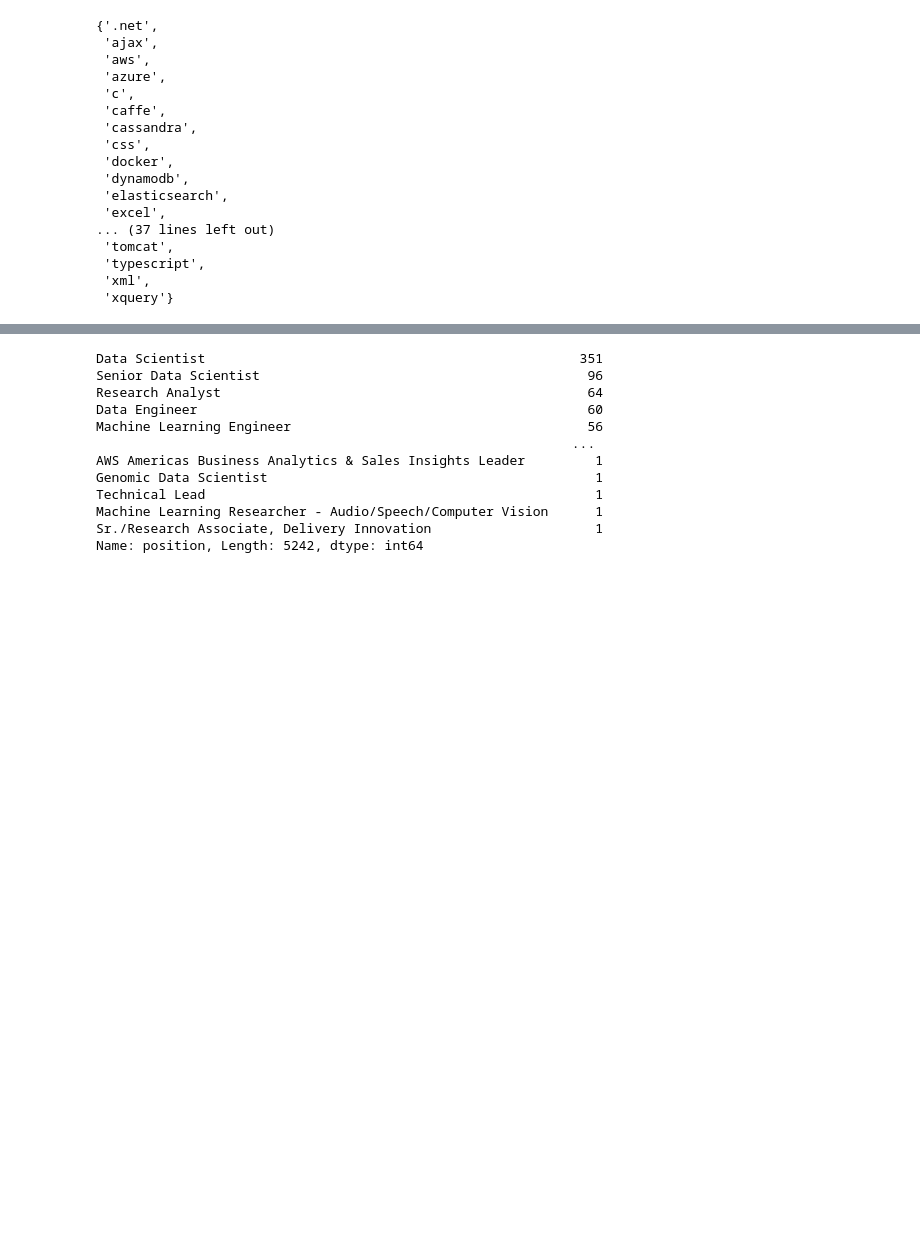
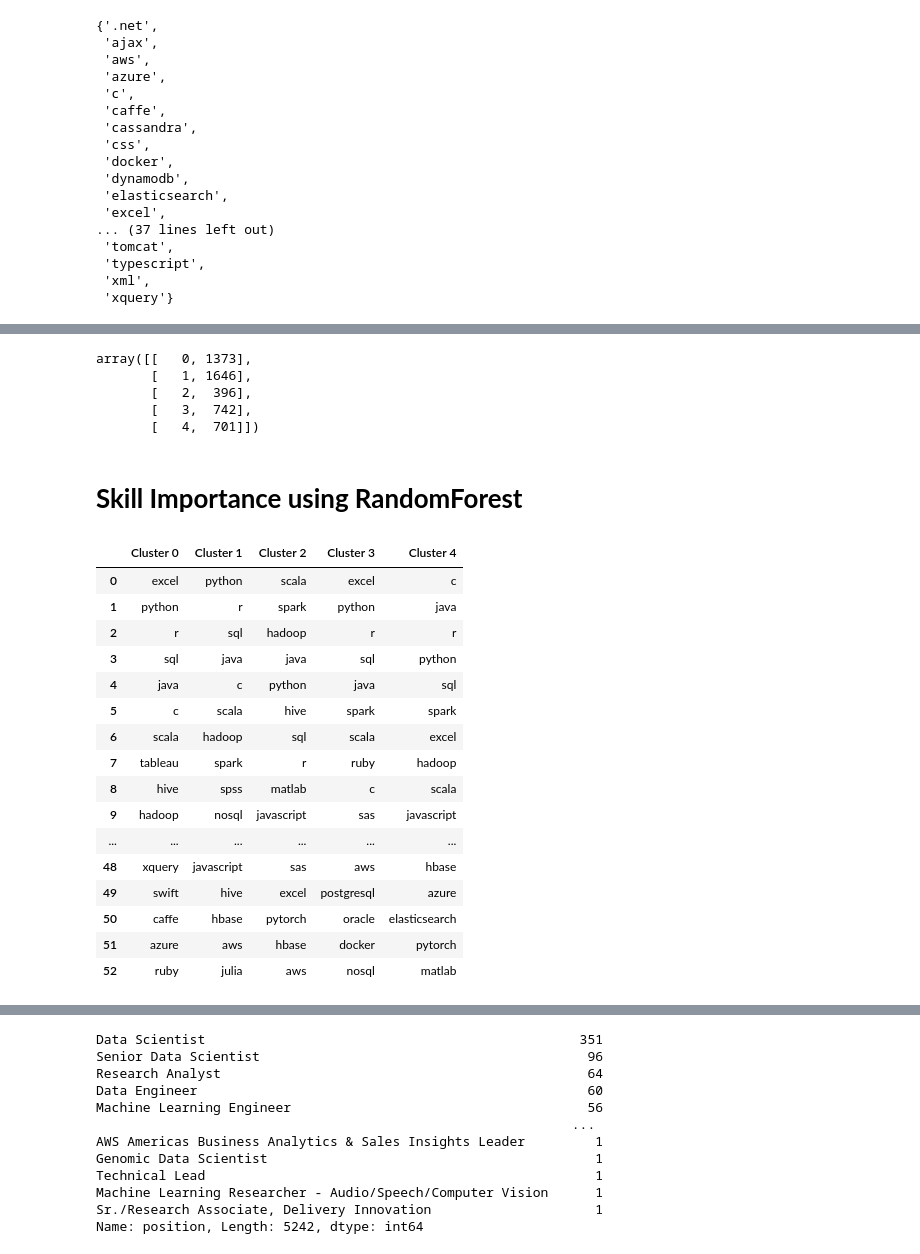
Before and after one commit to laishwaryat/G14_Project, a Jupyter notebook: G14.ipynb, the cells around one changed output, grey strips where cells are left out. Saved outputs shown, nothing was run; the diff lists cells and outputs as text; code cells hidden in the pictures; blank space fills up the shorter version.

```diff
--- a/G14.ipynb
+++ b/G14.ipynb
@@ -744,0 +566,56 @@ Name: title_join, dtype: int64
+# %%
+# Count how many items are in each cluster
+(unique, counts) = np.unique(huang_clusters, return_counts=True)
+freqs = np.asarray((unique, counts)).T
+freqs
+# %% [output]
+array([[   0, 1373],
+       [   1, 1646],
+       [   2,  396],
+       [   3,  742],
+       [   4,  701]])
+# %% [markdown]
+# **Skill Importance using RandomForest**
+# %%
+# Dataframe to store skills after they're ranked
+ranked_skills = pd.DataFrame()
+
+for cluster in range(5):
+  # Create DataFrame column that identifies if an entry is in the cluster
+  class_member_labels = pd.DataFrame()
+  class_member_labels['in cluster'] = [int(x == cluster) for x in huang_clusters]
+
+  # Split data into test and training data
+  X_train, X_test, y_train, y_test = train_test_split(encoded_skills, class_member_labels, test_size=0.3, random_state=25)
+
+  # Create a Random Forest Classifier model and fit to training data
+  rfc = RandomForestClassifier(max_depth=10, random_state=25)
+  rfc.fit(X_train, y_train['in cluster'].ravel())
+
+  # Calculate permutation importance using test data and sort from highest to lowest
+  imps = permutation_importance(rfc, X_test, y_test['in cluster'].ravel(), random_state=25)['importances_mean']
+  skill_imps = pd.DataFrame({'skill':list(skills), 'importance':list(imps)}).sort_values('importance', ascending=False)
+
+  # Store ranked skills in dataframe
+  ranked_skills['Cluster ' + str(cluster)] = skill_imps['skill'].ravel()
+
+# Display skills ranked for each cluster
+ranked_skills
+# %% [output]
+|  | Cluster 0 | Cluster 1 | Cluster 2 | Cluster 3 | Cluster 4 |
+| 0 | excel | python | scala | excel | c |
+| 1 | python | r | spark | python | java |
+| 2 | r | sql | hadoop | r | r |
+| 3 | sql | java | java | sql | python |
+| 4 | java | c | python | java | sql |
+| 5 | c | scala | hive | spark | spark |
+| 6 | scala | hadoop | sql | scala | excel |
+| 7 | tableau | spark | r | ruby | hadoop |
+| 8 | hive | spss | matlab | c | scala |
+| 9 | hadoop | nosql | javascript | sas | javascript |
+| ... | ... | ... | ... | ... | ... |
+| 48 | xquery | javascript | sas | aws | hbase |
+| 49 | swift | hive | excel | postgresql | azure |
+| 50 | caffe | hbase | pytorch | oracle | elasticsearch |
+| 51 | azure | aws | hbase | docker | pytorch |
+| 52 | ruby | julia | aws | nosql | matlab |
```
Also changed, not shown: parts of 77 cells of this notebook.
